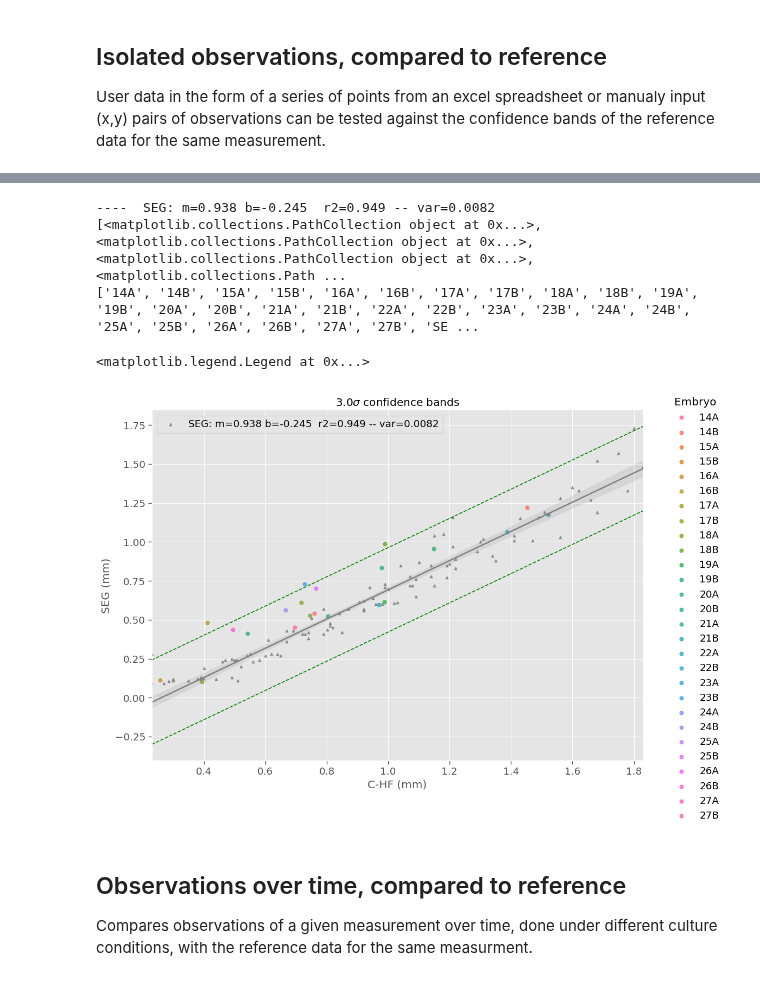
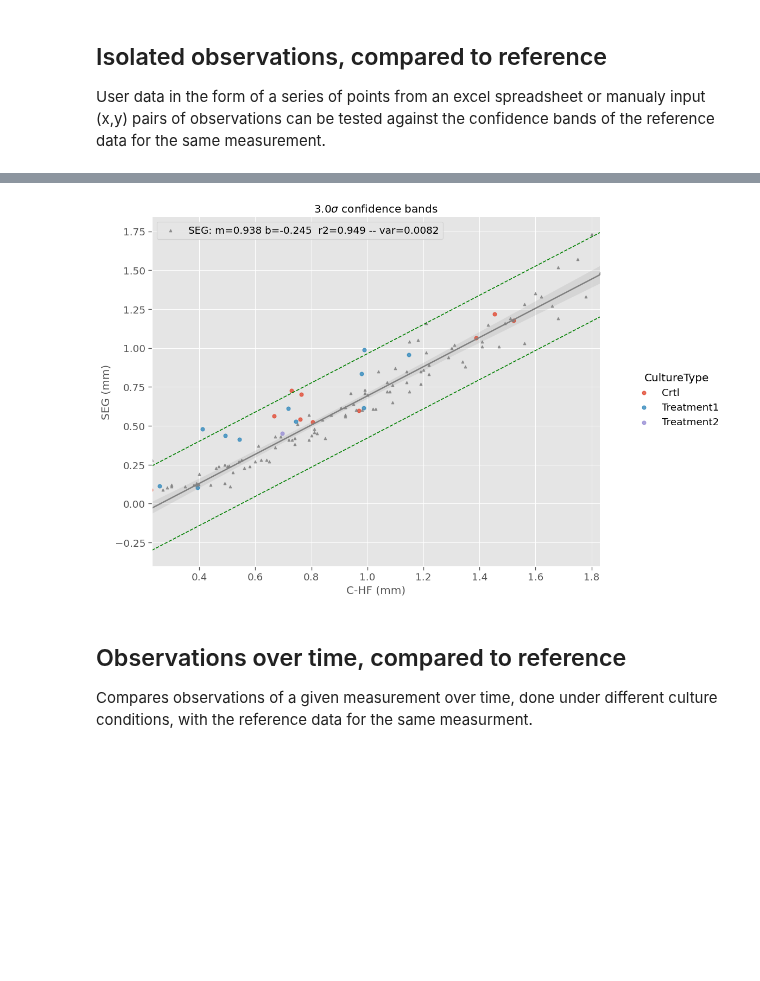
Before and after one commit to pjmartel/ChEEQ_tool, a Jupyter notebook: embryo_tool.ipynb, the cells around one changed output, grey strips where cells are left out. Cells and saved outputs as stored; diff of their text form; code cells hidden in the pictures; blank space fills up the shorter version.

Commit message:
Corrected lanuage labels for user input data plots

```diff
--- a/embryo_tool.ipynb
+++ b/embryo_tool.ipynb
@@ -466,7 +466,7 @@ User data in the form of a series of points from an excel spreadsheet or manualy
 sb.regplot
 # Menus
 input_mode = "from file" #@param ['manual', 'from file']
-color_by = "embryo" #@param ['embryo', 'culture type']
+color_by = "culture type" #@param ['embryo', 'culture type']
 #include_zero = include_zero == "Yes"
 x_measure = 'C-HF' #@param ['C-N','C-HF']
 y_measure = 'SEG' #@param ['C-pPL', 'C-PS', 'C-N', 'N-pPL', 'N-PS', 'PSM', 'C-Seg', 'SEG', 'C-HF']
@@ -603,43 +603,37 @@ y = y[p]
 
 # Estimate linear regression paramenters
 m, b, r, _, xx = linregress(x, y)
 
 # calc standard deviation of residuals
 y_hat = m * x + b
 yy = y - y_hat
 yy_var = yy.var(ddof=2)
 yy_std = np.sqrt(yy_var)
 
 
 label = f"{y_measure}(reference): m={m:5.2f}  b={b:5.2f}  r2={r*r:5.2f}"
 label = label + f" -- var={yy_var:6.4f}"
 # regplot will plot reference points and corresponding
 # regression line
 
 sb.set_context("paper",font_scale=1.5)
 label, _, _, _, _ = regplot_with_bands(ax=ax, x_var=x_measure,
                                        y_var=y_measure, limits=True,
                                        data=data_ref, sigma=sigma,
                                        scatter=True,color="gray", ci=95, scatter_kws={'s':10})
 
-print("---- ", label)
+#print("---- ", label)
 # Add units to labels
 x_unit = " (hours)" if x_measure=='Time' else " (mm)"
 ax.set_xlabel(ax.get_xlabel() + x_unit)
 ax.set_ylabel(ax.get_ylabel()+" (mm)")
 #_ = sb.regplot(x=x_meas, y=y_meas, data=data_ref,ax=g.ax,color='gray', scatter_kws={'s':5})
 handles, labels = plt.gca().get_legend_handles_labels()
-print(handles)
-print(labels)
-#_ = ax.legend(['_','_','_','_','_','_','_','_','_','_','_','_', '_','_','_', '_', '_', label])
-ax.legend(handles[-1:], labels[-1:])
+#_ = ax.legend(['_','_','_','_', label])
+_ = ax.legend(handles[-1:], labels[-1:])
 # %% [output]
 [interactive output not drawn]
-----  SEG: m=0.938 b=-0.245  r2=0.949 -- var=0.0082
-[<matplotlib.collections.PathCollection object at 0x...>, <matplotlib.collections.PathCollection object at 0x...>, <matplotlib.collections.PathCollection object at 0x...>, <matplotlib.collections.Path ...
-['14A', '14B', '15A', '15B', '16A', '16B', '17A', '17B', '18A', '18B', '19A', '19B', '20A', '20B', '21A', '21B', '22A', '22B', '23A', '23B', '24A', '24B', '25A', '25B', '26A', '26B', '27A', '27B', 'SE ...
-<matplotlib.legend.Legend at 0x...>
-[figure, old version]
+[figure, new version]
 # %% [markdown]
 ## Observations over time, compared to reference
 Compares observations of a given measurement over time, done under different culture conditions, with the reference data for the same measurment.
```
Also changed, not shown: parts of 5 cells of this notebook.
